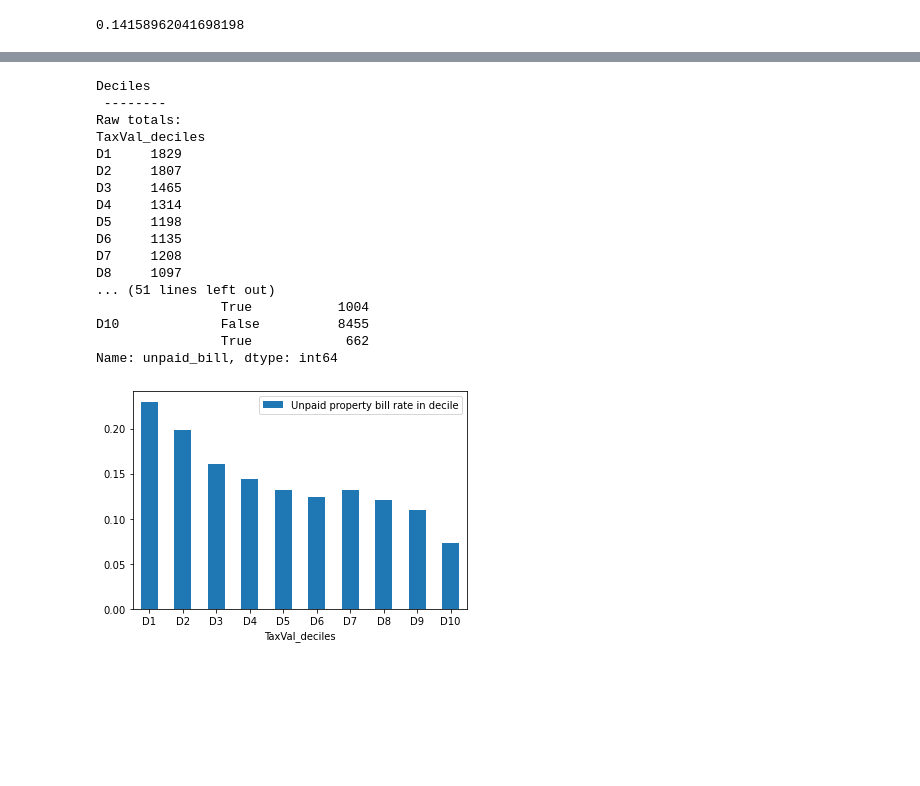
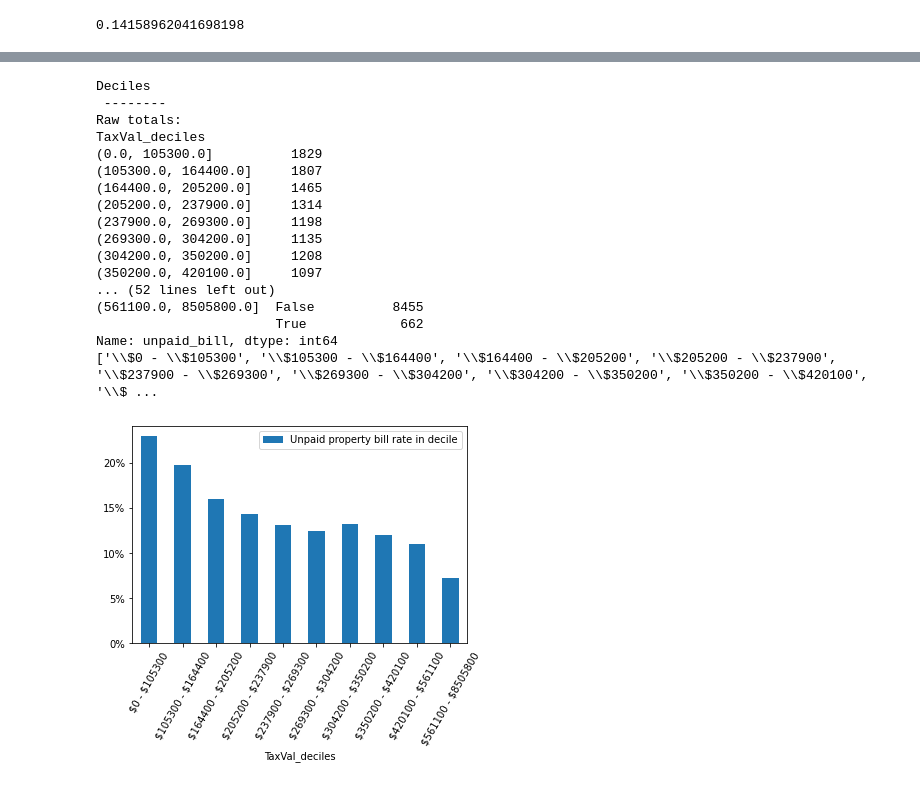
Before and after one commit to Alex-Devoid/buncombe-property-tax-analysis, a Jupyter notebook: unpaid_property_bills_analysis.ipynb, the cells around one changed output, grey strips where cells are left out. Drawn from its saved outputs; the diff is of its cells as text; code cells hidden in the pictures; blank space fills up the shorter version.

```diff
--- a/unpaid_property_bills_analysis.ipynb
+++ b/unpaid_property_bills_analysis.ipynb
@@ -351,7 +418,7 @@ import matplotlib.pyplot as plt
 print(len(parcels))
 quintiles = parcels['TaxValue'].quantile([0, 0.2, 0.4, 0.6, 0.8, 1])
 array_q = ['Q1', 'Q2', 'Q3', 'Q4', 'Q5']
-parcels['TaxVal_quintile'] = pd.cut(parcels['TaxValue'], quintiles, labels=array_q)
+parcels['TaxVal_quintile'] = pd.cut(parcels['TaxValue'], quintiles)
 
 
 grouped_quintiles = parcels.groupby('TaxVal_quintile')
@@ -363,7 +430,7 @@ raw_counts_quintiles = grouped_quintiles['unpaid_bill'].sum()
 total_counts_quintiles = grouped_quintiles['TaxValue'].count()
 
 # Get the ratio of true 'unpaid_bill' variables in each quintile
-ratio_quintiles = raw_counts / total_counts
+ratio_quintiles = raw_counts_quintiles / total_counts_quintiles
 print('\n --------')
 print('Raw totals quintiles:')
 print(raw_counts_quintiles)
@@ -378,7 +445,15 @@ print(parcels.groupby('TaxVal_quintile')['unpaid_bill'].value_counts(dropna=Fals
 quintiles_rates =parcels.groupby('TaxVal_quintile')['unpaid_bill'].agg(['count', 'sum', 'mean']).reset_index()
 fig, ax = plt.subplots()
 quintiles_rates.plot.bar(x='TaxVal_quintile', y='mean', rot=0,ax=ax)
+
+x_labels = [f"\${int(i.left)} - \${int(i.right)}" for i in parcels['TaxVal_quintile'].cat.categories]
+print(x_labels)
+ax.set_xticklabels(x_labels,rotation=60)
+
+ax.set_yticklabels(['{:,.0%}'.format(x) for x in ax.get_yticks()])
+
 ax.legend(["Unpaid property bill rate in quintile"]);
+plt.savefig('images/unpaid_property_bill_quintile_rates.png', dpi=300)
 # %% [output]
 91179
 
@@ -401,51 +476,62 @@ Name: unpaid_bill, dtype: int64
 # %%
 # Doing the same thing here for all deciles
 deciles = parcels['TaxValue'].quantile([0,0.1, 0.2,0.3, 0.4,0.5, 0.6,0.7, 0.8,0.9, 1])
-parcels['TaxVal_deciles'] = pd.cut(parcels['TaxValue'], deciles, labels=['D1', 'D2', 'D3', 'D4', 'D5', 'D6', 'D7', 'D8', 'D9', 'D10'])
+parcels['TaxVal_deciles'] = pd.cut(parcels['TaxValue'], deciles)
 
 
 grouped_deciles = parcels.groupby('TaxVal_deciles')
 
 # Get the raw number of true 'unpaid_bill' variables in each decile
 raw_counts_deciles = grouped_deciles['unpaid_bill'].sum()
 
 # Get the total number of records in each decile
 total_counts_deciles = grouped_deciles['TaxValue'].count()
 
 # Get the ratio of true 'unpaid_bill' variables in each decile
 ratio_deciles = raw_counts_deciles / total_counts_deciles
 print('Deciles\n --------')
 print('Raw totals:')
 print(raw_counts_deciles)
 print('\n --------')
 print('Total_counts:')
 print(total_counts_deciles)
 print('\n --------')
 print('rate raw_counts / total_counts:')
 print(ratio_deciles)
 
 print(parcels.groupby('TaxVal_deciles')['unpaid_bill'].value_counts(dropna=False))
 decile_rates=parcels.groupby('TaxVal_deciles')['unpaid_bill'].agg(['count', 'sum', 'mean']).reset_index()
+
+
+# Modify the x-axis labels
+
+
 fig, ax = plt.subplots()
 decile_rates.plot.bar(x='TaxVal_deciles', y='mean', rot=0,ax=ax)
+x_labels = [f"\${int(i.left)} - \${int(i.right)}" for i in parcels['TaxVal_deciles'].cat.categories]
+print(x_labels)
+ax.set_xticklabels(x_labels,rotation=60)
+ax.set_yticklabels(['{:,.0%}'.format(x) for x in ax.get_yticks()])
+
 ax.legend(["Unpaid property bill rate in decile"]);
+plt.savefig('images/unpaid_property_bill_decile_rates.png', dpi=300)
 # %% [output]
 Deciles
  --------
 Raw totals:
 TaxVal_deciles
-D1     1829
-D2     1807
-D3     1465
-D4     1314
-D5     1198
-D6     1135
-D7     1208
-D8     1097
-... (51 lines left out)
-                True           1004
-D10             False          8455
-                True            662
+(0.0, 105300.0]          1829
+(105300.0, 164400.0]     1807
+(164400.0, 205200.0]     1465
+(205200.0, 237900.0]     1314
+(237900.0, 269300.0]     1198
+(269300.0, 304200.0]     1135
+(304200.0, 350200.0]     1208
+(350200.0, 420100.0]     1097
+... (52 lines left out)
+(561100.0, 8505800.0]  False          8455
+                       True            662
 Name: unpaid_bill, dtype: int64
+['\\$0 - \\$105300', '\\$105300 - \\$164400', '\\$164400 - \\$205200', '\\$205200 - \\$237900', '\\$237900 - \\$269300', '\\$269300 - \\$304200', '\\$304200 - \\$350200', '\\$350200 - \\$420100', '\\$ ...
-[figure, old version]
+[figure, new version]
 # %%
```
Also changed, not shown: parts of 6 cells of this notebook.
